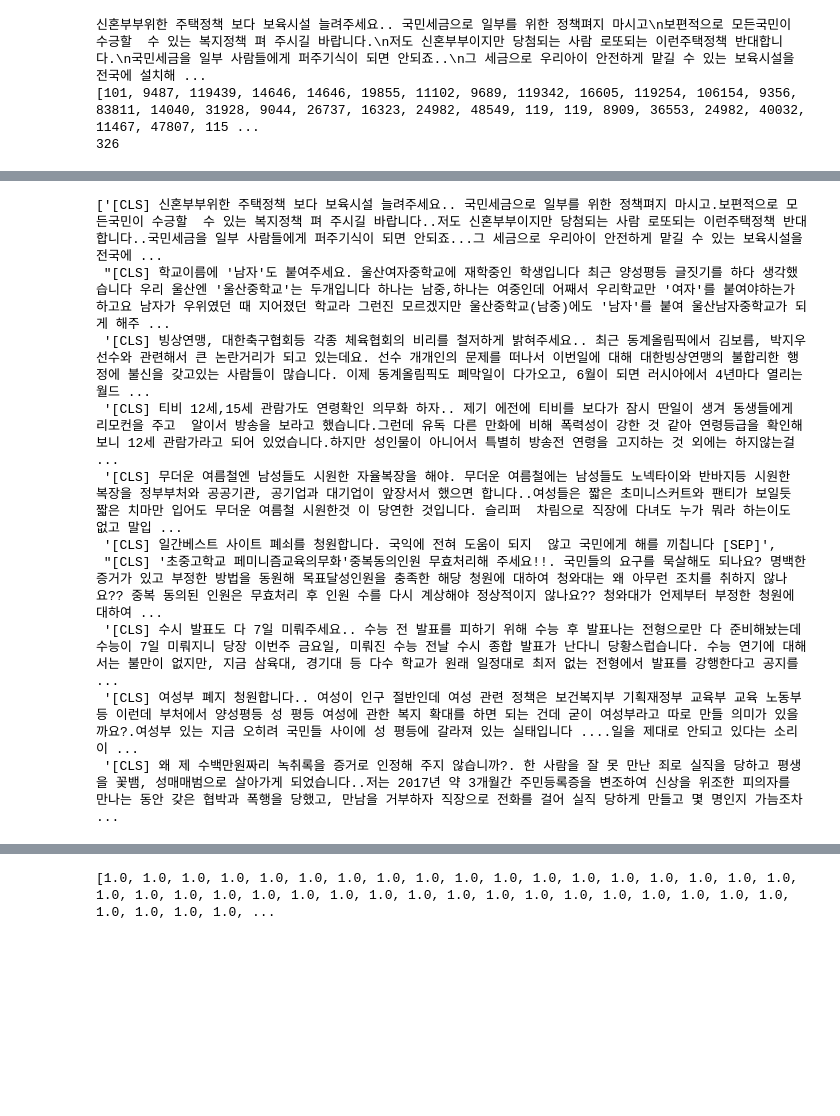
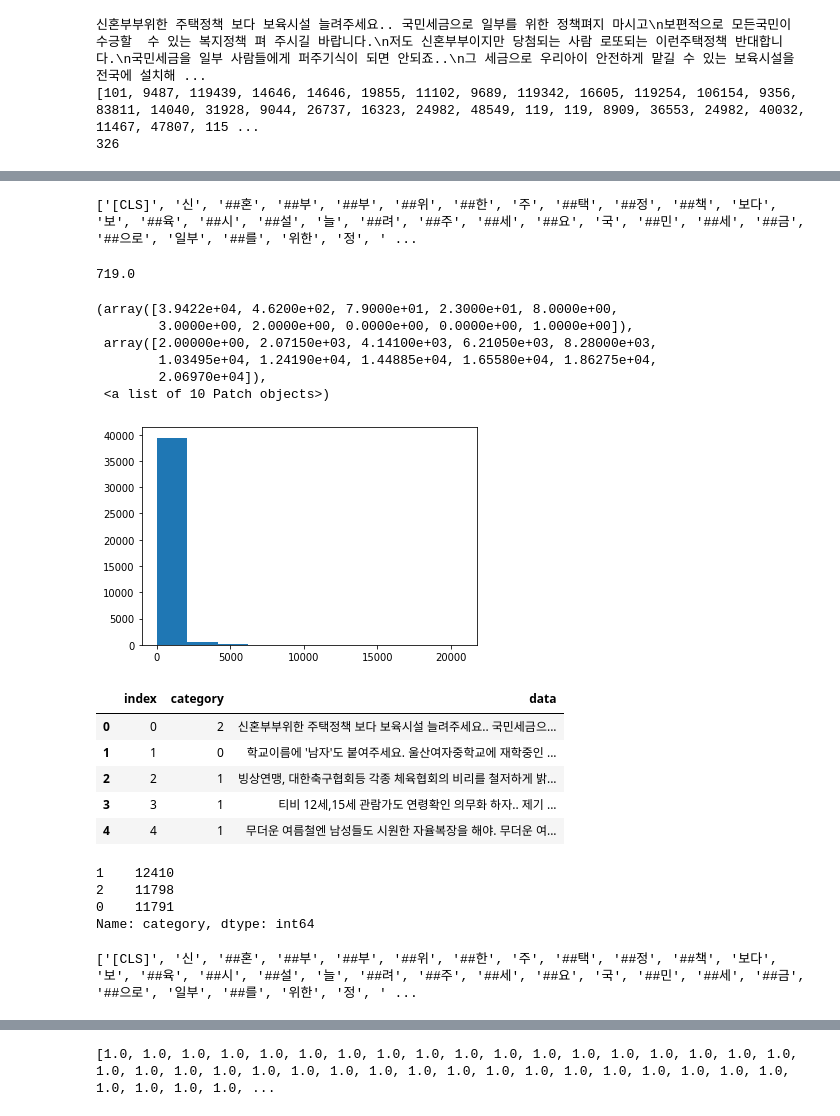
Before and after one commit to dunnohow/Bert, a Jupyter notebook: bluehouseblah.ipynb, the cells around one changed output, grey strips where cells are left out. Cells and saved outputs as stored; diff of their text form; code cells hidden in the pictures; blank space fills up the shorter version.

```diff
--- a/bluehouseblah.ipynb
+++ b/bluehouseblah.ipynb
@@ -59,7 +57,0 @@ tokenizer = BertTokenizer.from_pretrained('bert-base-uncased')
-# %%
-# tokenizer test
-text = 'The BERT model was proposed in BERT'
-
-print(tokenizer(text))
-
-len(tokenizer(text))
@@ -193,18 +128,58 @@ sentences[:10]
-# %%
-# 문장 단위"\\n" 제거
-sentences = [sentence.replace('\\n', '.') for sentence in sentences]
-sentences[:10]
-# %% [output]
-['[CLS] 신혼부부위한 주택정책 보다 보육시설 늘려주세요.. 국민세금으로 일부를 위한 정책펴지 마시고.보편적으로 모든국민이 수긍할  수 있는 복지정책 펴 주시길 바랍니다..저도 신혼부부이지만 당첨되는 사람 로또되는 이런주택정책 반대합니다..국민세금을 일부 사람들에게 퍼주기식이 되면 안되죠...그 세금으로 우리아이 안전하게 맡길 수 있는 보육시설을 전국에 ...
- "[CLS] 학교이름에 '남자'도 붙여주세요. 울산여자중학교에 재학중인 학생입니다 최근 양성평등 글짓기를 하다 생각했습니다 우리 울산엔 '울산중학교'는 두개입니다 하나는 남중,하나는 여중인데 어째서 우리학교만 '여자'를 붙여야하는가 하고요 남자가 우위였던 때 지어졌던 학교라 그런진 모르겠지만 울산중학교(남중)에도 '남자'를 붙여 울산남자중학교가 되게 해주 ...
- '[CLS] 빙상연맹, 대한축구협회등 각종 체육협회의 비리를 철저하게 밝혀주세요.. 최근 동계올림픽에서 김보름, 박지우 선수와 관련해서 큰 논란거리가 되고 있는데요. 선수 개개인의 문제를 떠나서 이번일에 대해 대한빙상연맹의 불합리한 행정에 불신을 갖고있는 사람들이 많습니다. 이제 동계올림픽도 폐막일이 다가오고, 6월이 되면 러시아에서 4년마다 열리는 월드 ...
- '[CLS] 티비 12세,15세 관람가도 연령확인 의무화 하자.. 제기 에전에 티비를 보다가 잠시 딴일이 생겨 동생들에게 리모컨을 주고  알이서 방송을 보라고 했습니다.그런데 유독 다른 만화에 비해 폭력성이 강한 것 같아 연령등급을 확인해 보니 12세 관람가라고 되어 있었습니다.하지만 성인물이 아니어서 특별히 방송전 연령을 고지하는 것 외에는 하지않는걸  ...
- '[CLS] 무더운 여름철엔 남성들도 시원한 자율복장을 해야. 무더운 여름철에는 남성들도 노넥타이와 반바지등 시원한 복장을 정부부처와 공공기관, 공기업과 대기업이 앞장서서 했으면 합니다..여성들은 짧은 초미니스커트와 팬티가 보일듯 짧은 치마만 입어도 무더운 여름철 시원한것 이 당연한 것입니다. 슬리퍼  차림으로 직장에 다녀도 누가 뭐라 하는이도 없고 말입 ...
- '[CLS] 일간베스트 사이트 폐쇠를 청원합니다. 국익에 전혀 도움이 되지  않고 국민에게 해를 끼칩니다 [SEP]',
- "[CLS] '초중고학교 페미니즘교육의무화'중복동의인원 무효처리해 주세요!!. 국민들의 요구를 묵살해도 되나요? 명백한 증거가 있고 부정한 방법을 동원해 목표달성인원을 충족한 해당 청원에 대하여 청와대는 왜 아무런 조치를 취하지 않나요?? 중복 동의된 인원은 무효처리 후 인원 수를 다시 계상해야 정상적이지 않나요?? 청와대가 언제부터 부정한 청원에 대하여 ...
- '[CLS] 수시 발표도 다 7일 미뤄주세요.. 수능 전 발표를 피하기 위해 수능 후 발표나는 전형으로만 다 준비해놨는데 수능이 7일 미뤄지니 당장 이번주 금요일, 미뤄진 수능 전날 수시 종합 발표가 난다니 당황스럽습니다. 수능 연기에 대해서는 불만이 없지만, 지금 삼육대, 경기대 등 다수 학교가 원래 일정대로 최저 없는 전형에서 발표를 강행한다고 공지를 ...
- '[CLS] 여성부 폐지 청원합니다.. 여성이 인구 절반인데 여성 관련 정책은 보건복지부 기획재정부 교육부 교육 노동부 등 이런데 부처에서 양성평등 성 평등 여성에 관한 복지 확대를 하면 되는 건데 굳이 여성부라고 따로 만들 의미가 있을까요?.여성부 있는 지금 오히려 국민들 사이에 성 평등에 갈라져 있는 실태입니다 ....일을 제대로 안되고 있다는 소리이 ...
- '[CLS] 왜 제 수백만원짜리 녹취록을 증거로 인정해 주지 않습니까?. 한 사람을 잘 못 만난 죄로 실직을 당하고 평생을 꽃뱀, 성매매범으로 살아가게 되었습니다..저는 2017년 약 3개월간 주민등록증을 변조하여 신상을 위조한 피의자를 만나는 동안 갖은 협박과 폭행을 당했고, 만남을 거부하자 직장으로 전화를 걸어 실직 당하게 만들고 몇 명인지 가늠조차  ...
+# %%
+# 청원 문장 추출
+sentences = train['data']
+def sentence_clean(text):
+    # 스페셜 토큰 추가
+    text = ["[CLS] " + str(sentence) + " [SEP]" for sentence in text]
+    # 문장 단위"\\n" 제거
+    text = [sentence.replace('\\n', '.') for sentence in text]
+    text = [sentence.replace('.', ' ') for sentence in text]
+    text = [sentence.replace('!', ' ') for sentence in text]
+    text = [sentence.replace('[^가-힣ㄱ-ㅎㅏ-ㅣa-zA-Z]', ' ') for sentence in text]
+    text = [tokenizer.tokenize(sent) for sent in text]
+    return(text)
+
+tokenized_texts = sentence_clean(sentences)
+print(tokenized_texts[0])
+# %% [output]
+['[CLS]', '신', '##혼', '##부', '##부', '##위', '##한', '주', '##택', '##정', '##책', '보다', '보', '##육', '##시', '##설', '늘', '##려', '##주', '##세', '##요', '국', '##민', '##세', '##금', '##으로', '일부', '##를', '위한', '정', ' ...
+# %%
+token_len = np.array([len(sent) for sent in tokenized_texts])
+np.quantile([len(sent) for sent in tokenized_texts],0.9)
+# %% [output]
+719.0
+# %%
+plt.hist([len(sent) for sent in tokenized_texts])
+# %% [output]
+(array([3.9422e+04, 4.6200e+02, 7.9000e+01, 2.3000e+01, 8.0000e+00,
+        3.0000e+00, 2.0000e+00, 0.0000e+00, 0.0000e+00, 1.0000e+00]),
+ array([2.00000e+00, 2.07150e+03, 4.14100e+03, 6.21050e+03, 8.28000e+03,
+        1.03495e+04, 1.24190e+04, 1.44885e+04, 1.65580e+04, 1.86275e+04,
+        2.06970e+04]),
+ <a list of 10 Patch objects>)
+[figure, added]
+# %%
+trim = train.iloc[np.where(token_len < 719)[0],:]
+trim.head()
+# %% [output]
+|  | index | category | data |
+| 0 | 0 | 2 | 신혼부부위한 주택정책 보다 보육시설 늘려주세요.. 국민세금으... |
+| 1 | 1 | 0 | 학교이름에 '남자'도 붙여주세요. 울산여자중학교에 재학중인 ... |
+| 2 | 2 | 1 | 빙상연맹, 대한축구협회등 각종 체육협회의 비리를 철저하게 밝... |
+| 3 | 3 | 1 | 티비 12세,15세 관람가도 연령확인 의무화 하자.. 제기 ... |
+| 4 | 4 | 1 | 무더운 여름철엔 남성들도 시원한 자율복장을 해야. 무더운 여... |
 # %%
-labels = train['category']
+labels = trim['category']
+labels.value_counts()
+# %% [output]
+1    12410
+2    11798
+0    11791
+Name: category, dtype: int64
+# %%
+sentences = trim['data']
+tokenized_texts = sentence_clean(sentences)
+print(tokenized_texts[0])
+# %% [output]
+['[CLS]', '신', '##혼', '##부', '##부', '##위', '##한', '주', '##택', '##정', '##책', '보다', '보', '##육', '##시', '##설', '늘', '##려', '##주', '##세', '##요', '국', '##민', '##세', '##금', '##으로', '일부', '##를', '위한', '정', ' ...
 # %%
```
Also changed, not shown: parts of 46 cells of this notebook.
